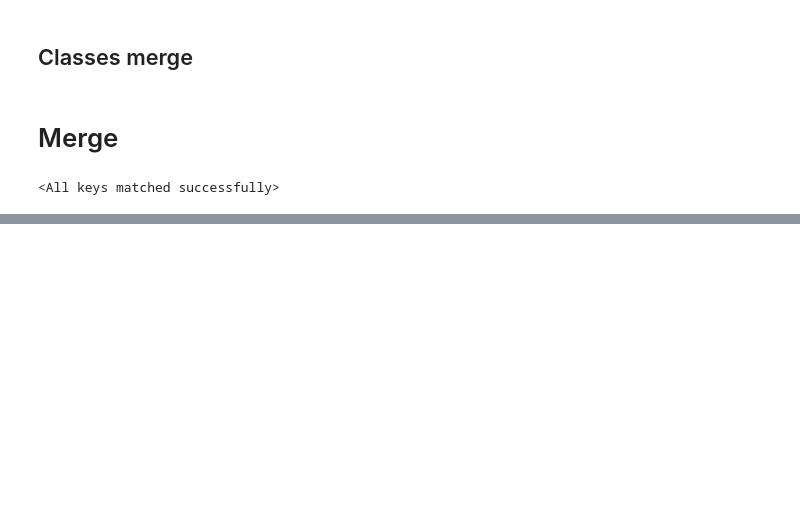
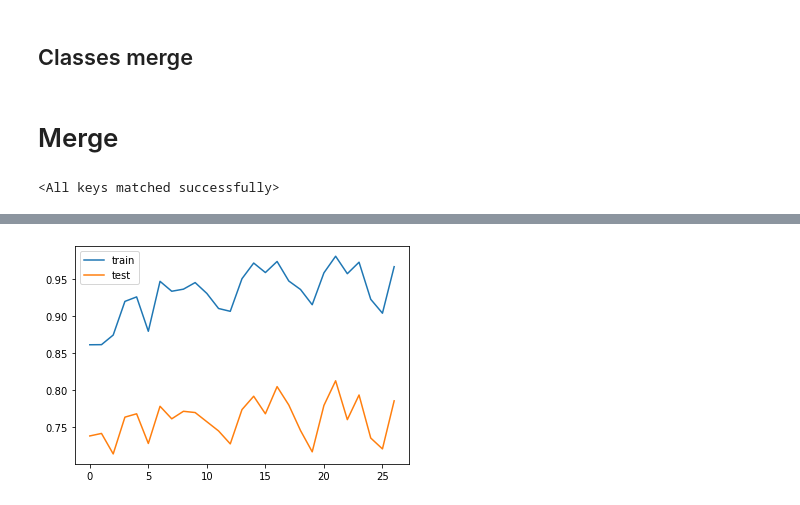
Before and after one commit to xavitator/modal_landscape, a Jupyter notebook: modal_cuda_merge_100_60.ipynb, the cells around one changed output, grey strips where cells are left out. Drawn from its saved outputs; the diff is of its cells as text; code cells hidden in the pictures; blank space fills up the shorter version.

```diff
--- a/modal_cuda_merge_100_60.ipynb
+++ b/modal_cuda_merge_100_60.ipynb
@@ -533,0 +534,7 @@ accuracy :
+# %%
+plt.plot(range(len(preci_train)), preci_train, label = "train")
+plt.plot(range(len(preci_test)), preci_test, label =  "test")
+plt.legend()
+plt.show()
+# %% [output]
+[figure, added]
```
Also changed, not shown: parts of 1 cell of this notebook, 11 other files.
